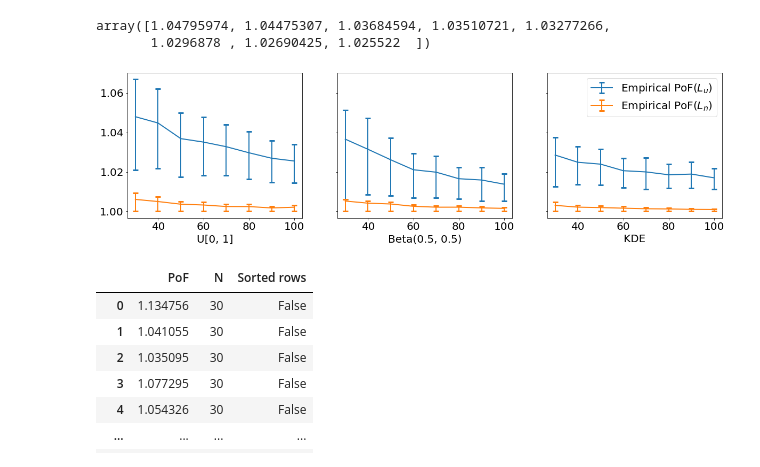
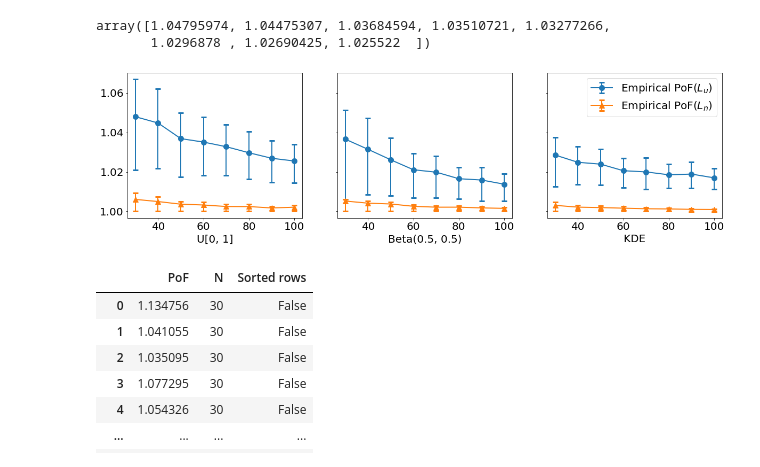
Before and after one commit to KrisNguyen135/FairBayesianOpt, a Jupyter notebook: notebooks/Homelessness/05_01_week/04 28 - Expectation of upper bounds.ipynb, the cells around one changed output. Cells and saved outputs as stored; diff of their text form; code cells hidden in the pictures.

```diff
--- a/notebooks/Homelessness/05_01_week/04 28 - Expectation of upper bounds.ipynb
+++ b/notebooks/Homelessness/05_01_week/04 28 - Expectation of upper bounds.ipynb
@@ -125,7 +126,7 @@ for i in range(len(labels)):
     ax[i].errorbar(
         NS, 1 + (N_COLS - 1) * np.array(r_u[i]).mean(axis=1),
         yerr=errors, label=r'Bound for $L_u$',
-        capsize=5, capthick=3
+        capsize=5, capthick=3, marker='o', markersize=10
     )
 
     r_percnts = np.percentile(np.array(r_n[i]), [25, 75], axis=1)
@@ -135,7 +136,7 @@ for i in range(len(labels)):
     ax[i].errorbar(
         NS, 1 + (N_COLS - 2) * np.array(r_n[i]).mean(axis=1),
         yerr=errors, label=r'Bound for $L_n$',
-        capsize=5, capthick=3
+        capsize=5, capthick=3, marker='^', markersize=10
     )
 
     ax[i].set_xlabel(labels[i])
@@ -325,36 +326,36 @@ fig, ax = plt.subplots(1, len(labels), figsize=(20, 5), sharey=True)
 for i in range(len(labels)):
     # PoF(L_u)
     grouped_pofs = pof_lu_df[~pof_lu_df['Sorted rows']][pof_lu_df['Distr'] == labels[i]].groupby('N')['PoF']
     percnts = grouped_pofs.quantile(q=[0.25, 0.75]).to_numpy().reshape(len(NS), 2).T
     means = grouped_pofs.mean().to_numpy()
     errors = percnts - means
     errors[0] *= -1
     ax[i].errorbar(
         NS, means,
         yerr=errors, label=r'Empirical PoF$(L_u)$',
-        capsize=5, capthick=3
+        capsize=5, capthick=3, marker='o', markersize=10
     )
 
     # PoF(L_n)
     grouped_pofs = pof_ln_df[~pof_ln_df['Sorted rows']][pof_ln_df['Distr'] == labels[i]].groupby('N')['PoF']
     percnts = grouped_pofs.quantile(q=[0.25, 0.75]).to_numpy().reshape(len(NS), 2).T
     means = grouped_pofs.mean().to_numpy()
     errors = percnts - means
     errors[0] *= -1
     ax[i].errorbar(
         NS, means,
         yerr=errors, label=r'Empirical PoF$(L_n)$',
-        capsize=5, capthick=3
+        capsize=5, capthick=3, marker='^', markersize=10
     )
 
     ax[i].set_xlabel(labels[i])
 
 
 ax[-1].legend()
 
 plt.show()
 # %% [output]
-[figure, old version]
+[figure, new version]
 # %%
 pof_lu_df = pd.DataFrame(columns=['PoF', 'N', 'Sorted rows'])
 
```
Also changed, not shown: parts of 5 cells of this notebook, 20 other files.
